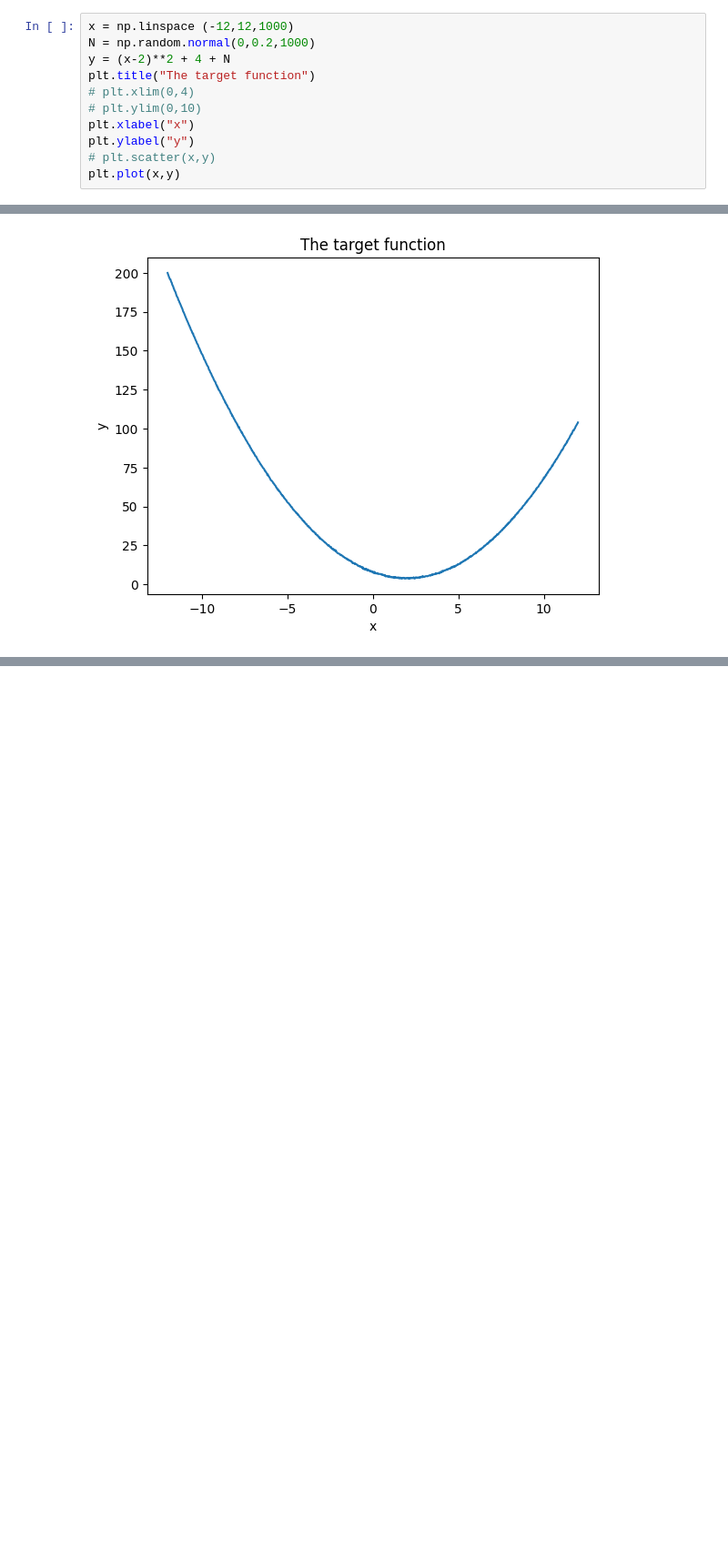
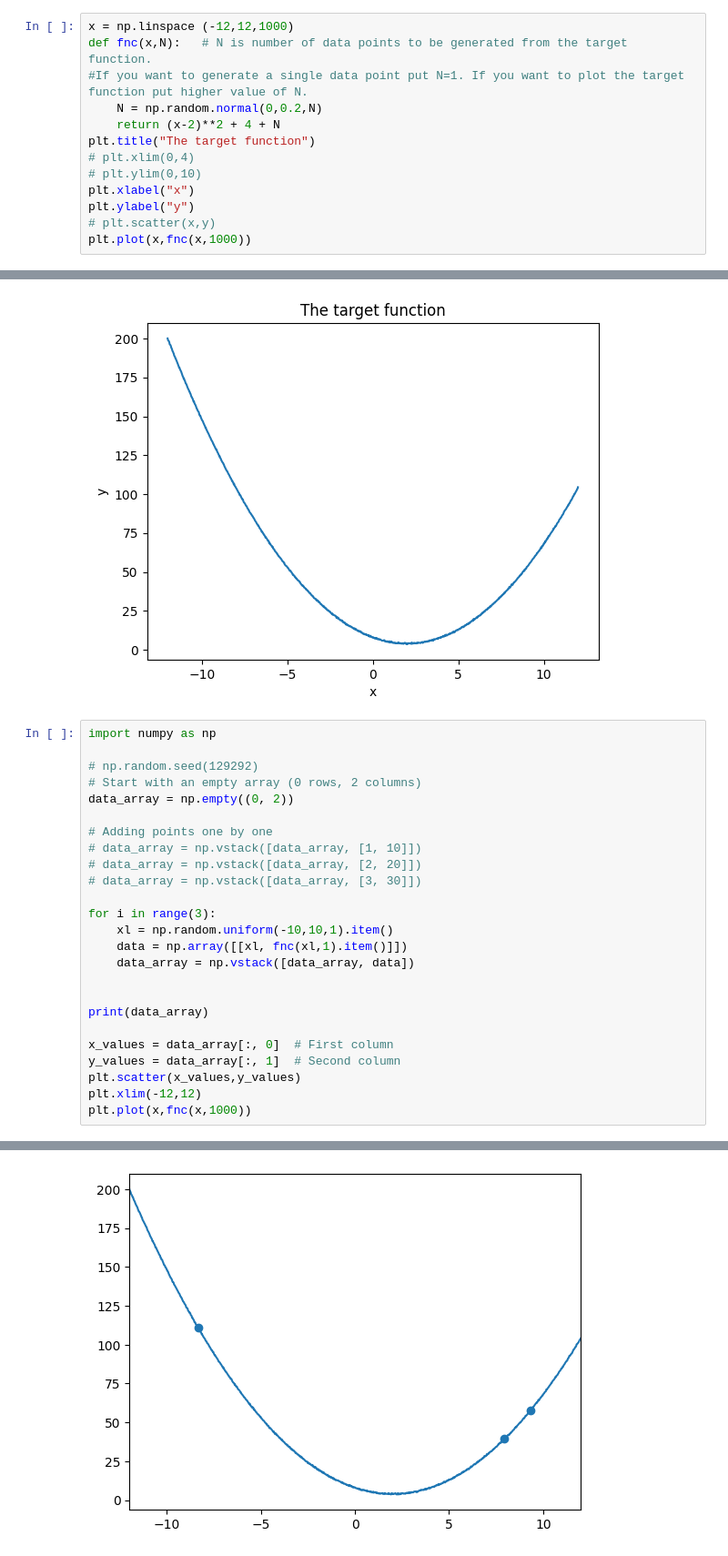
Before and after one commit to Bapi2X22/Data_Science_Assignment, a Jupyter notebook: My_Code.ipynb, the cells around one changed output, grey strips where cells are left out. Shown at 91% size. Saved outputs shown, nothing was run; the diff lists cells and outputs as text; blank space fills up the shorter version.

```diff
--- a/My_Code.ipynb
+++ b/My_Code.ipynb
@@ -5,15 +5,43 @@ import numpy as np
 import matplotlib.pyplot as plt
 # %%
 x = np.linspace (-12,12,1000)
-N = np.random.normal(0,0.2,1000)
-y = (x-2)**2 + 4 + N
+def fnc(x,N):   # N is number of data points to be generated from the target function.
+#If you want to generate a single data point put N=1. If you want to plot the target function put higher value of N.
+    N = np.random.normal(0,0.2,N)
+    return (x-2)**2 + 4 + N
 plt.title("The target function")
 # plt.xlim(0,4)
 # plt.ylim(0,10)
 plt.xlabel("x")
 plt.ylabel("y")
 # plt.scatter(x,y)
-plt.plot(x,y)
+plt.plot(x,fnc(x,1000))
 # %% [output]
 [<matplotlib.lines.Line2D at 0x...>]
 [figure]
+# %%
+import numpy as np
+
+# np.random.seed(129292)
+# Start with an empty array (0 rows, 2 columns)
+data_array = np.empty((0, 2))
+
+# Adding points one by one
+# data_array = np.vstack([data_array, [1, 10]])
+# data_array = np.vstack([data_array, [2, 20]])
+# data_array = np.vstack([data_array, [3, 30]])
+
+for i in range(3):
+    xl = np.random.uniform(-10,10,1).item()
+    data = np.array([[xl, fnc(xl,1).item()]])
+    data_array = np.vstack([data_array, data])
+
+
+print(data_array)
+
+x_values = data_array[:, 0]  # First column
+y_values = data_array[:, 1]  # Second column
+plt.scatter(x_values,y_values)
+plt.xlim(-12,12)
+plt.plot(x,fnc(x,1000))
+# %% [output]
@@ -19,0 +52 @@ plt.plot(x,y)
+[figure, added]
```
Also changed, not shown: parts of 1 cell of this notebook.
